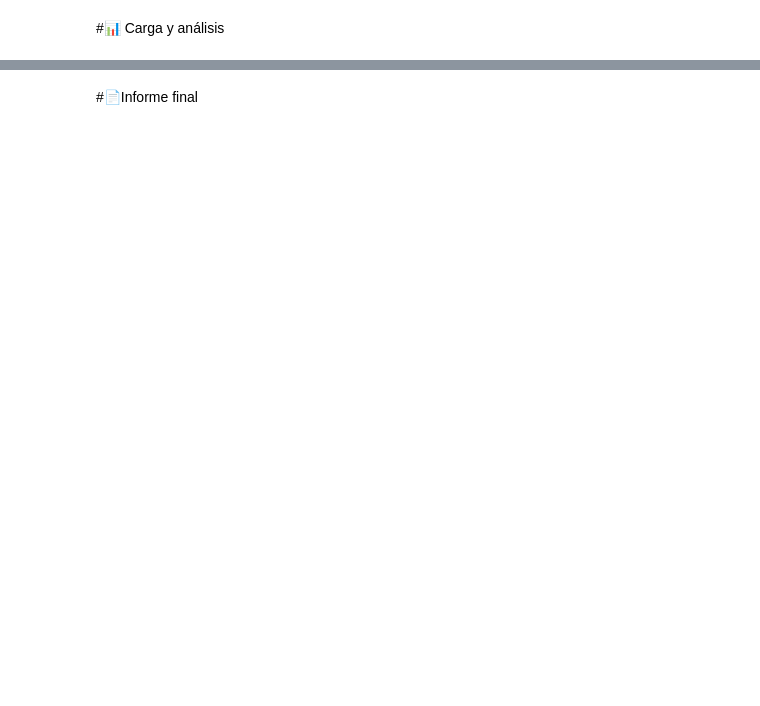
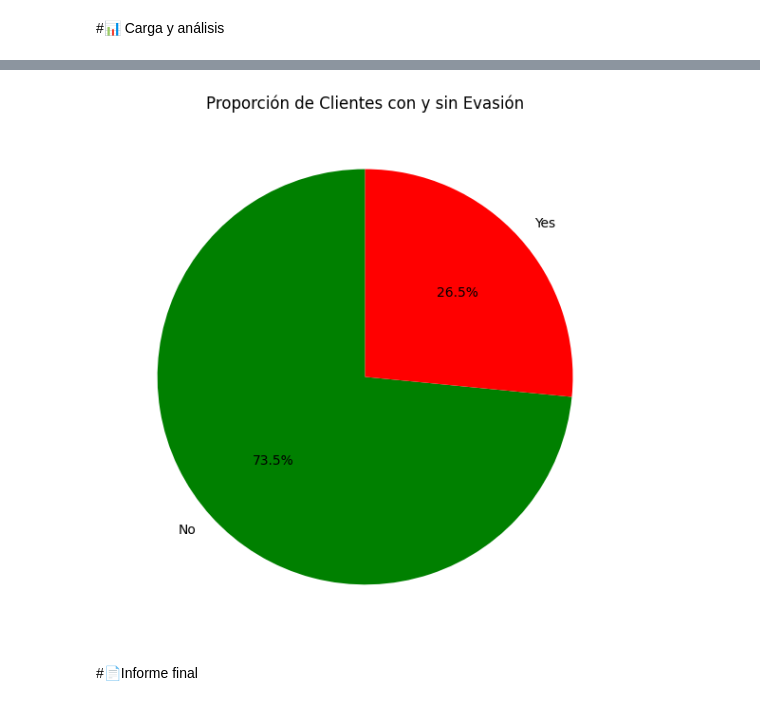
Before and after one commit to Ronaldvarela852/TelecomX_LATAM, a Jupyter notebook: TelecomX_LATAM.ipynb, the cells around one changed output, grey strips where cells are left out. Saved outputs shown, nothing was run; the diff lists cells and outputs as text; code cells hidden in the pictures; blank space fills up the shorter version.

```diff
--- a/TelecomX_LATAM.ipynb
+++ b/TelecomX_LATAM.ipynb
@@ -210,2 +271,12 @@ memory usage: 1.2+ MB
+# %%
+plt.figure(figsize=(6, 6))
+Churn_Counts.plot(kind='pie', autopct='%1.1f%%', startangle=90, colors=['green', 'red'])
+
+plt.title('Proporción de Clientes con y sin Evasión')
+plt.ylabel('')  # Quita la etiqueta por defecto
+plt.tight_layout()
+plt.show()
+# %% [output]
+[figure, added]
 # %% [markdown]
 #📄Informe final
```
Also changed, not shown: parts of 14 cells of this notebook.
